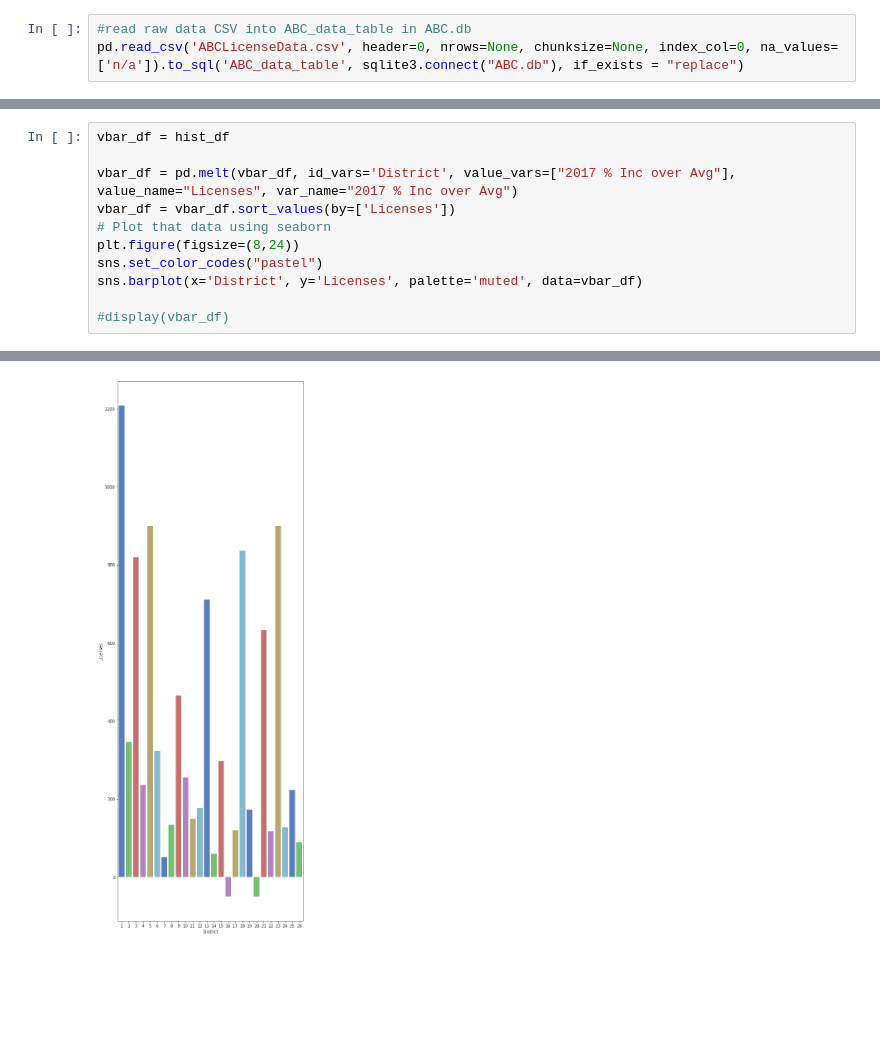
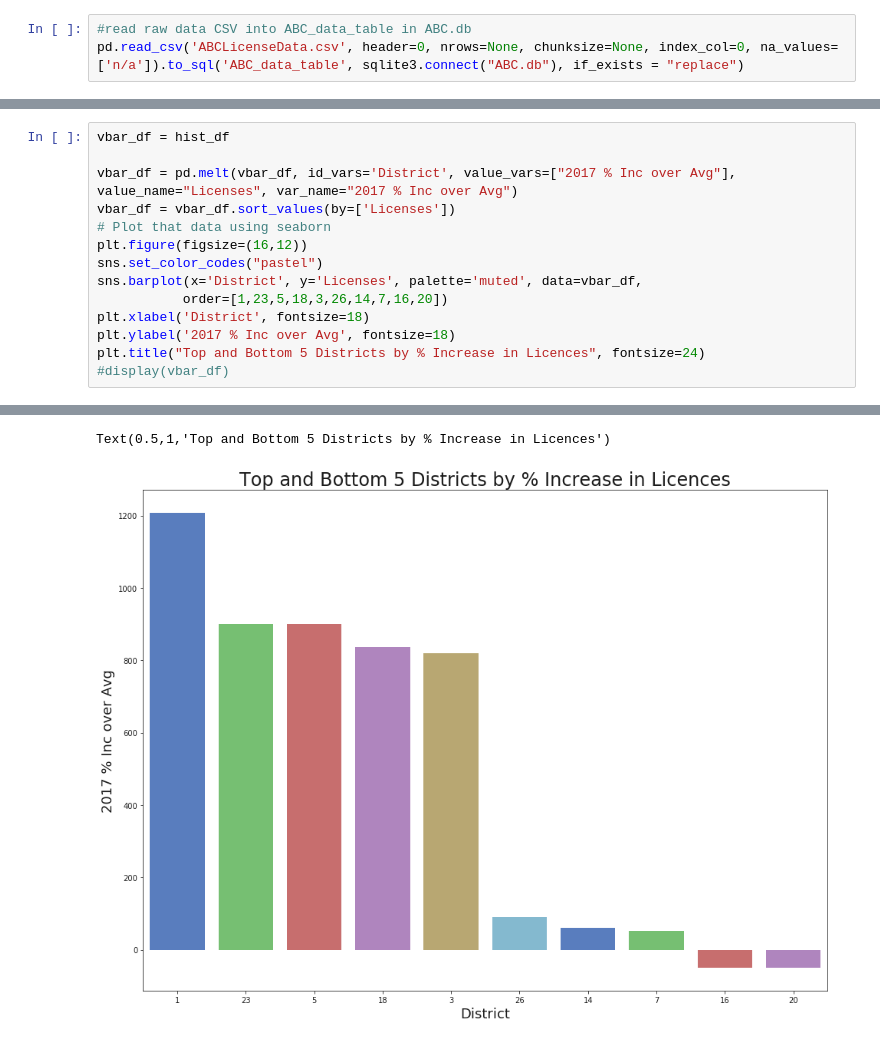
Before and after one commit to thewiredan/python_project, a Jupyter notebook: python_for_data_project.ipynb, the cells around one changed output, grey strips where cells are left out. Drawn from its saved outputs; the diff is of its cells as text; blank space fills up the shorter version.

```diff
--- a/python_for_data_project.ipynb
+++ b/python_for_data_project.ipynb
@@ -162,9 +162,12 @@ vbar_df = hist_df
 vbar_df = pd.melt(vbar_df, id_vars='District', value_vars=["2017 % Inc over Avg"], value_name="Licenses", var_name="2017 % Inc over Avg")
 vbar_df = vbar_df.sort_values(by=['Licenses'])
 # Plot that data using seaborn
-plt.figure(figsize=(8,24))
+plt.figure(figsize=(16,12))
 sns.set_color_codes("pastel")
-sns.barplot(x='District', y='Licenses', palette='muted', data=vbar_df)
-
+sns.barplot(x='District', y='Licenses', palette='muted', data=vbar_df,
+           order=[1,23,5,18,3,26,14,7,16,20])
+plt.xlabel('District', fontsize=18)
+plt.ylabel('2017 % Inc over Avg', fontsize=18)
+plt.title("Top and Bottom 5 Districts by % Increase in Licences", fontsize=24)
 #display(vbar_df)
 # %% [output]
@@ -188 +174,2 @@ sns.barplot(x='District', y='Licenses', palette='muted', data=vbar_df)
+Text(0.5,1,'Top and Bottom 5 Districts by % Increase in Licences')
-[figure, old version]
+[figure, new version]
```
Also changed, not shown: parts of 6 cells of this notebook, 3 other files.
